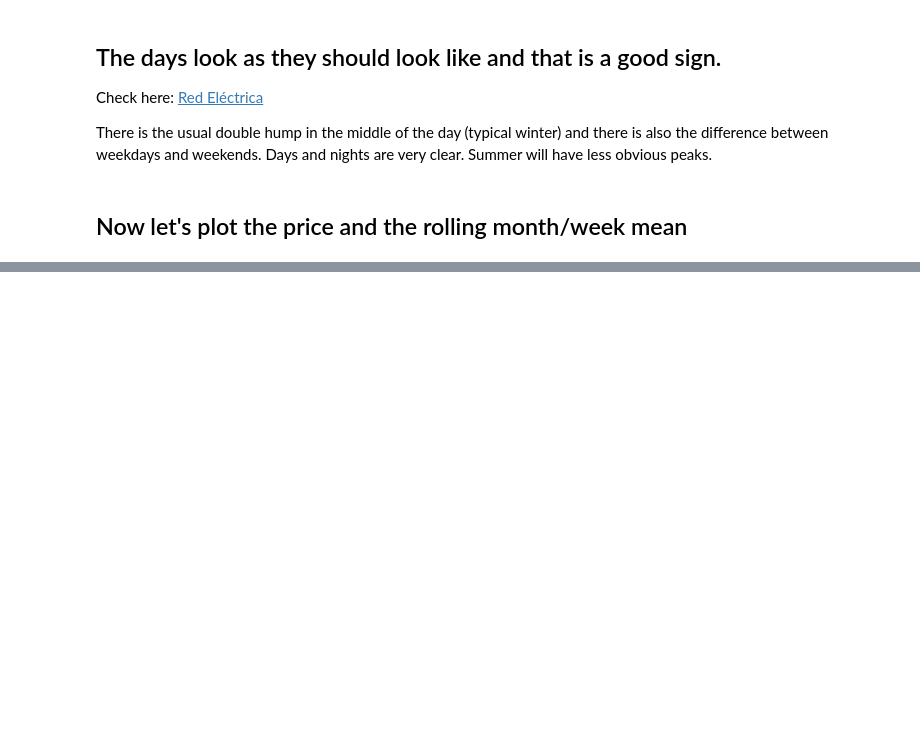
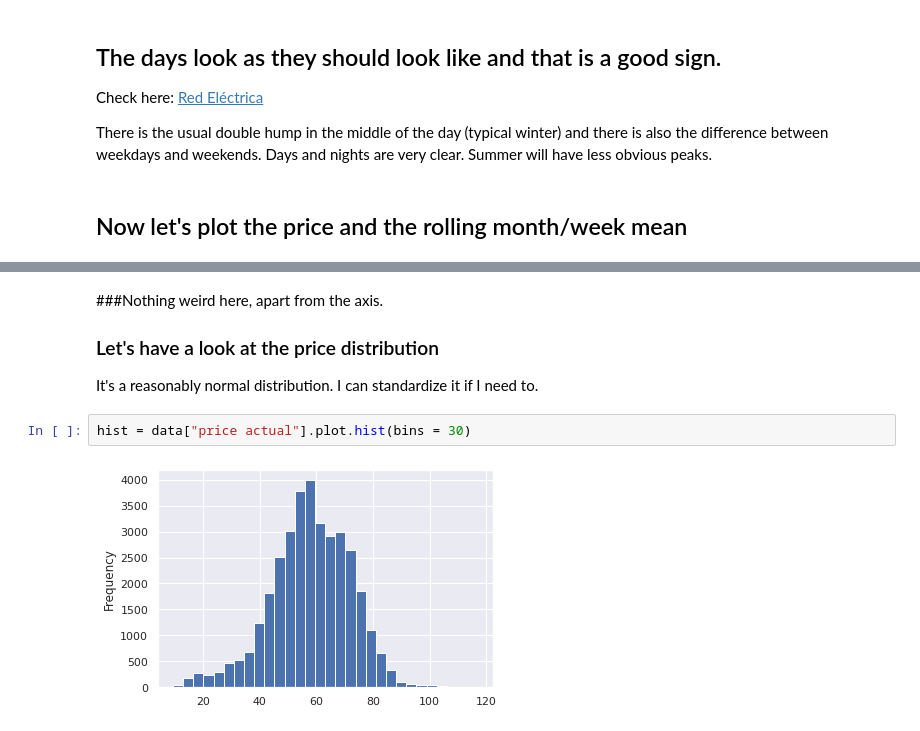
Before and after one commit to DrAlexSanz/Electricity-prices, a Jupyter notebook: Time_series_stationality.ipynb, the cells around one changed output, grey strips where cells are left out. Saved outputs shown, nothing was run; the diff lists cells and outputs as text; blank space fills up the shorter version.

```diff
--- a/Time_series_stationality.ipynb
+++ b/Time_series_stationality.ipynb
@@ -80,0 +83,10 @@ ax.plot(rolling_month, linestyle = "--", linewidth = 2, label = "Price: 30 days
+# %% [markdown]
+###Nothing weird here, apart from the axis.
+
+### Let's have a look at the price distribution
+
+It's a reasonably normal distribution. I can standardize it if I need to.
+# %%
+hist = data["price actual"].plot.hist(bins = 30)
+# %% [output]
+[figure, added]
```
Also changed, not shown: parts of 18 cells of this notebook.
